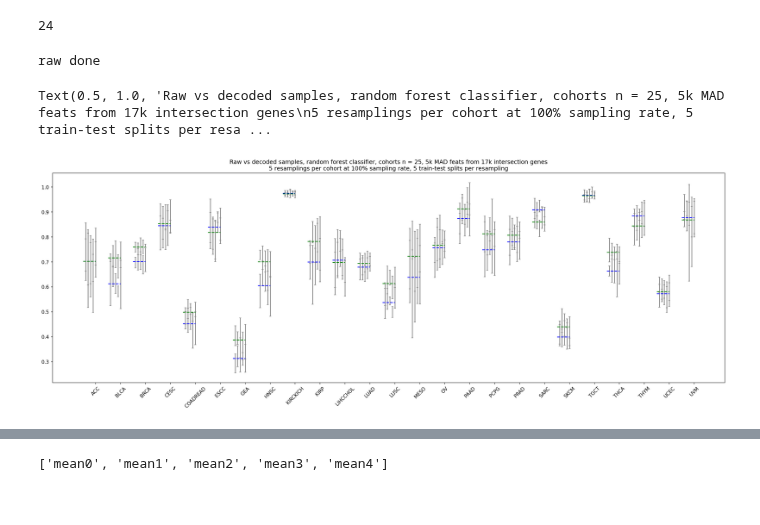
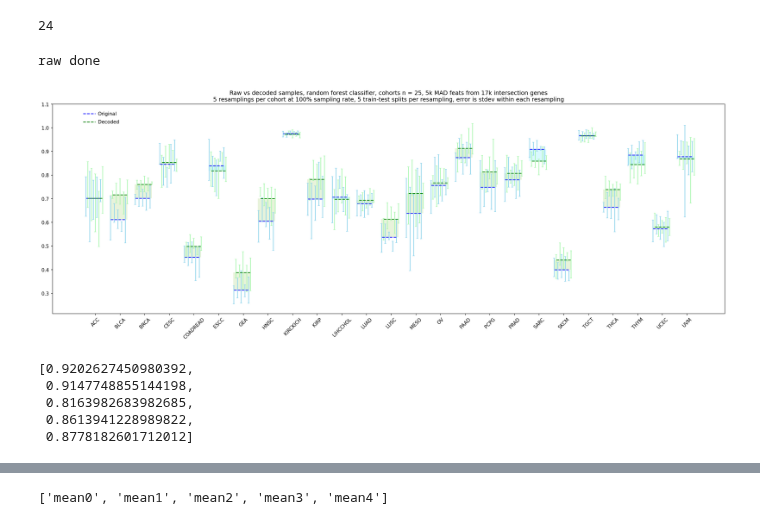
Before and after one commit to briankarlberg/synthetic_TCGA_data_gen, a Jupyter notebook: g_devel/overlay.ipynb, the cells around one changed output, grey strips where cells are left out. Saved outputs shown, nothing was run; the diff lists cells and outputs as text; code cells hidden in the pictures.

```diff
--- a/g_devel/overlay.ipynb
+++ b/g_devel/overlay.ipynb
@@ -60,56 +60,79 @@ x_tck_lst = [] # only need once, done in raw section
 cohort_list = [] # only need once, done in raw section
 
 # Raw start
+original_ave_means = []
 for idx_pos, idx in enumerate(raw.index):
 
-    x = idx_pos
-    ave_mean = [] # for raw, need for deco
+    x = idx_pos-.04
+    raw_ave_mean = [] # for raw, need for deco
     for rs in list(range(0,re_samp)): # use to step through the columns
 
-        adder = .1
+        adder = .15
         x = x+adder
         plt.errorbar(
             x,
             raw.loc[idx, 'mean'+str(rs)],
             yerr=raw.loc[idx, 'std'+str(rs)], capsize = 2,
-            color = 'grey')
-        ave_mean.append(raw.loc[idx, 'mean'+str(rs)])
-
-    x_points = [x-.5, x]
-    y_points = [mean(ave_mean), mean(ave_mean)]
+            color = '#90D5EC')
+        raw_ave_mean.append(raw.loc[idx, 'mean'+str(rs)])
+    original_ave_means.append(mean(raw_ave_mean))
+    x_points = [x-.5-.09, x]
+    y_points = [mean(raw_ave_mean), mean(raw_ave_mean)]
     plt.plot(x_points, y_points, linestyle='dashed', color = 'blue') # blue is raw
 # Raw end
 
     x_tck_lst.append(idx_pos+.5) # only need once, send to end
     cohort_list.append(idx.split('_')[0]) # only need once, send to end
+print('raw done')
 
-print('raw done')
-for idx_pos, idx in enumerate(dec.index):
 
-    x = idx_pos
-    ave_mean = []
+for idx_pos, idx in enumerate(dec.index): # decoded is green
+
+    x = idx_pos+.04
+    dec_ave_mean = []
     for rs in list(range(0,re_samp)): # use to step through the columns
 
-        adder = .1
+        adder = .15
         x = x+adder
         plt.errorbar(
             x,
             dec.loc[idx, 'mean'+str(rs)],
             yerr=dec.loc[idx, 'std'+str(rs)], capsize = 2,
-            color = 'grey')
-        ave_mean.append(dec.loc[idx, 'mean'+str(rs)])
+            color = '#abf7b1')
+        dec_ave_mean.append(dec.loc[idx, 'mean'+str(rs)])
 
-    x_points = [x-.5, x]
-    y_points = [mean(ave_mean), mean(ave_mean)]
-    plt.plot(x_points, y_points, linestyle='dashed', color = 'green')
+    x_points = [x-.5-.09, x]
+    y_points = [mean(dec_ave_mean), mean(dec_ave_mean)]
+    plt.plot(x_points, y_points, linestyle='dashed', color = 'green') # decoded
 
+    if original_ave_means[idx_pos] > mean(dec_ave_mean):
+        plt.bar(x, height = original_ave_means[idx_pos]-mean(dec_ave_mean),
+                width = -.7,
+                bottom = mean(dec_ave_mean),
+                align = 'edge', color = '#d8f9ff')
+
+
+    if original_ave_means[idx_pos] < mean(dec_ave_mean):
+        plt.bar(x, height = original_ave_means[idx_pos]-mean(dec_ave_mean),
+                width = -.7,
+                bottom = mean(dec_ave_mean),
+                align = 'edge', color = '#e8f3db')
+    # break
 plt.xticks(x_tck_lst, labels = cohort_list, rotation = 45)
-# plt.scatter(25, .25, color = 'white')
 plt.title('Raw vs decoded samples, random forest classifier, cohorts n = 25, 5k MAD feats from 17k intersection genes\n'+
-         '5 resamplings per cohort at 100% sampling rate, 5 train-test splits per resampling')
-# plt.annotate(str(re_samp * trn_tst_splts)+' trn tst splts', (x-.2,1.-3))
-# plt.savefig('overlay_plots/overlay_'+str(plt_v)+'.png', dpi = 120)
+         '5 resamplings per cohort at 100% sampling rate, 5 train-test splits per resampling, error is stdev within each resampling')
+
+legend_x, legend_y = -.0, 1.06
+y_off = .035
+
+plt.plot((legend_x, leg_x+.5), (legend_y, legend_y), linestyle='dashed', color = 'blue') # original
+plt.plot((legend_x, leg_x+.5), (legend_y-y_off, legend_y-y_off), linestyle='dashed', color = 'green') # decoded
+
+center = .007
+plt.annotate('Original', (legend_x+.6,legend_y-center))          # blue
+plt.annotate('Decoded', (legend_x+.6,legend_y-y_off-center)) # green
+
+plt.savefig('overlay_plots/overlay_'+str(plt_v)+'.png', dpi = 150)
 # %% [output]
 raw done
-Text(0.5, 1.0, 'Raw vs decoded samples, random forest classifier, cohorts n = 25, 5k MAD feats from 17k intersection genes\n5 resamplings per cohort at 100% sampling rate, 5 train-test splits per resa ...
-[figure, old version]
+[figure, new version]
@@ -115,0 +143,8 @@ Text(0.5, 1.0, 'Raw vs decoded samples, random forest classifier, cohorts n = 25
+# %%
+raw_ave_mean
+# %% [output]
+[0.9202627450980392,
+ 0.9147748855144198,
+ 0.8163982683982685,
+ 0.8613941228989822,
+ 0.8778182601712012]
```
Also changed, not shown: parts of 10 cells of this notebook, 1 other file.
